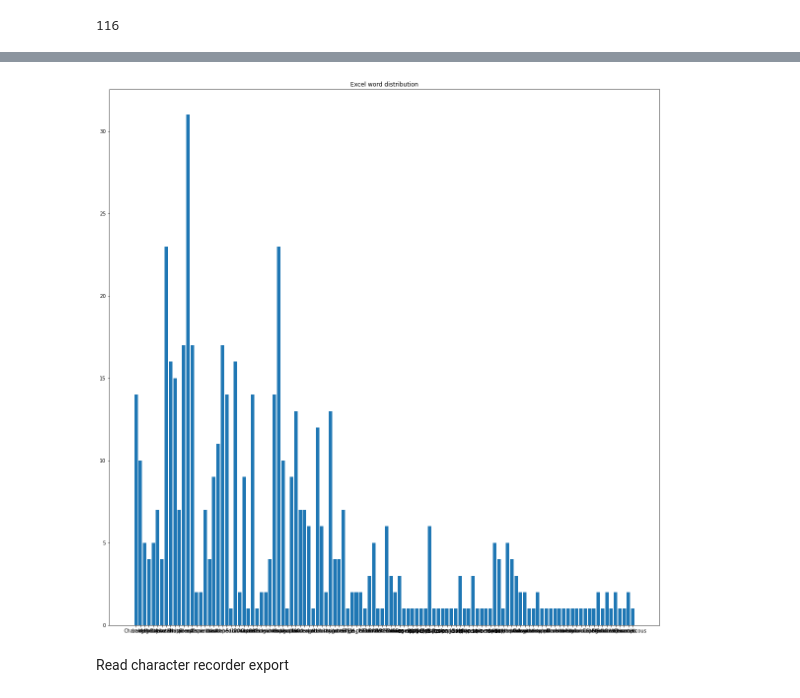
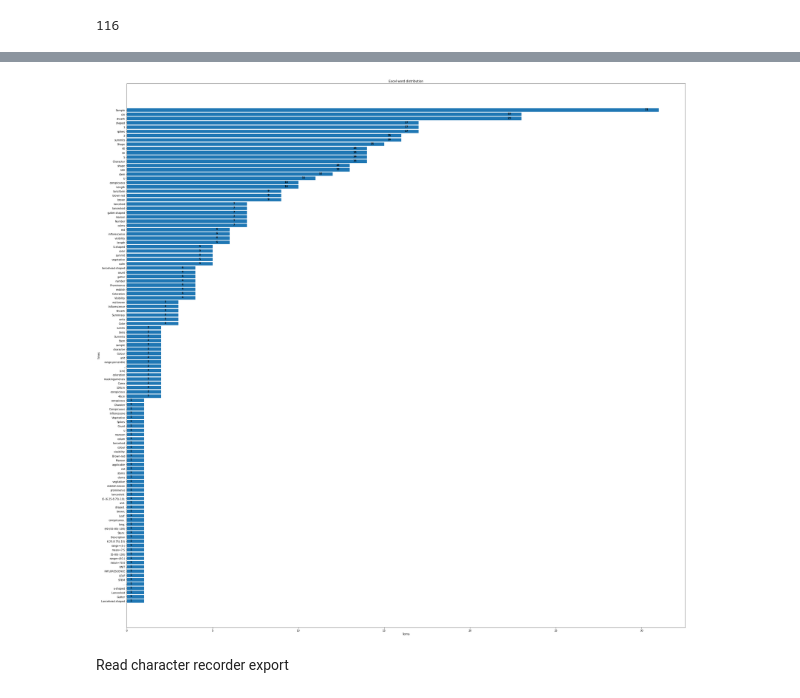
Before and after one commit to YuxuanZhou1/Character-Recorder-DA, a Jupyter notebook: Guiding research question.ipynb, the cells around one changed output, grey strips where cells are left out. Cells and saved outputs as stored; diff of their text form; code cells hidden in the pictures.

Commit message:
update new images

```diff
--- a/Guiding research question.ipynb
+++ b/Guiding research question.ipynb
@@ -179,3 +179,5 @@ conspicous 1
 len(orders)
 # %% [output]
 116
+# %%
+sort_orders = dict(sorted(orders.items(), key=lambda x: x[1], reverse=False))
@@ -182,15 +204,22 @@ len(orders)
 # %%
 # draw bar chart
-data = orders
+data = sort_orders
 names = list(data.keys())
 values = list(data.values())
 
-plt.figure(figsize=(20, 20))
-plt.bar(range(len(data)), values, tick_label=names)
+plt.figure(figsize=(40, 40))
+plt.barh(range(len(data)), values, tick_label=names)
 plt.title("Excel word distribution")
+plt.xlabel("Terms")
+plt.ylabel("Times")
+
+# show how many times those term been used in the experiment
+for i, v in enumerate(values):
+    plt.text(v - 0.8, i - 0.03 , str(v), color='black', fontweight='bold')
+
 plt.show()
 # %% [output]
-[figure, old version]
+[figure, new version]
 # %% [markdown]
 Read character recorder export
 # %%
```
Also changed, not shown: parts of 8 cells of this notebook, 8 other files.
